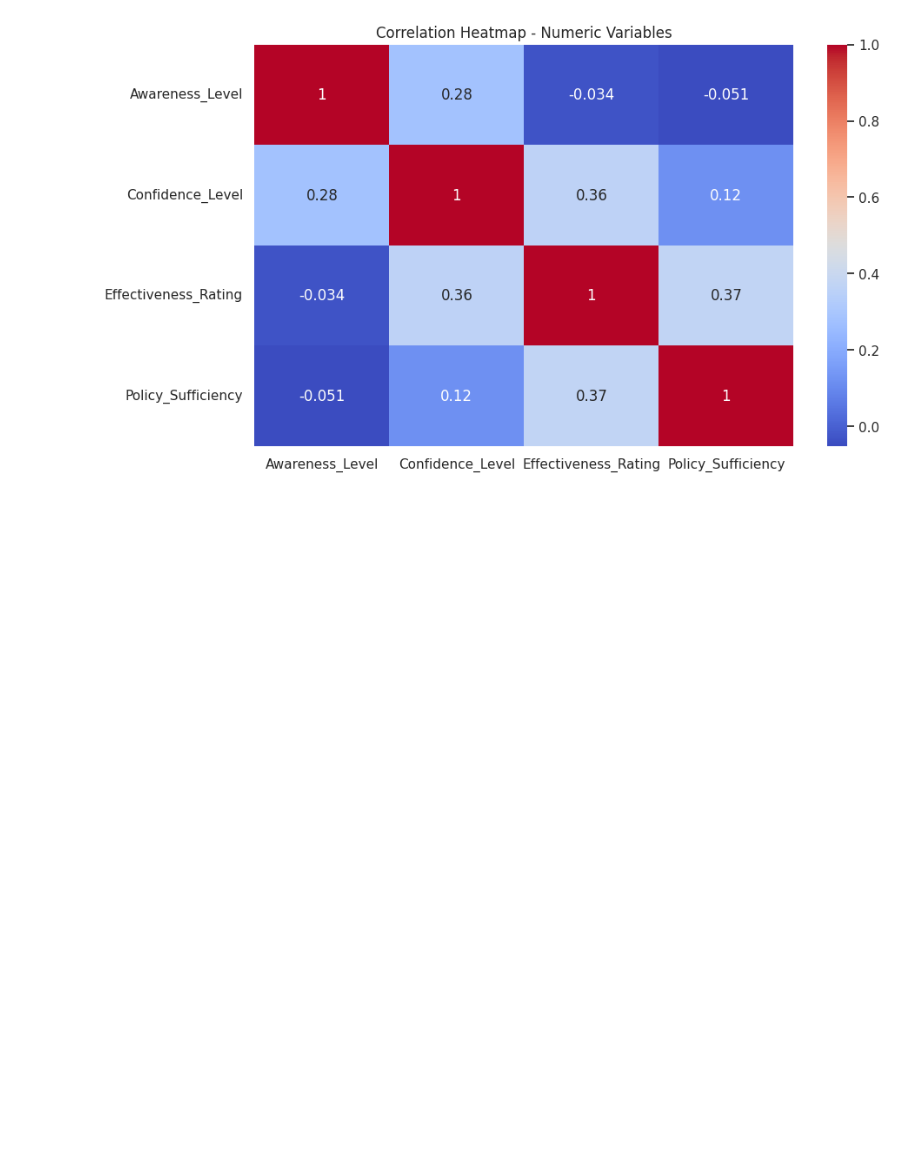
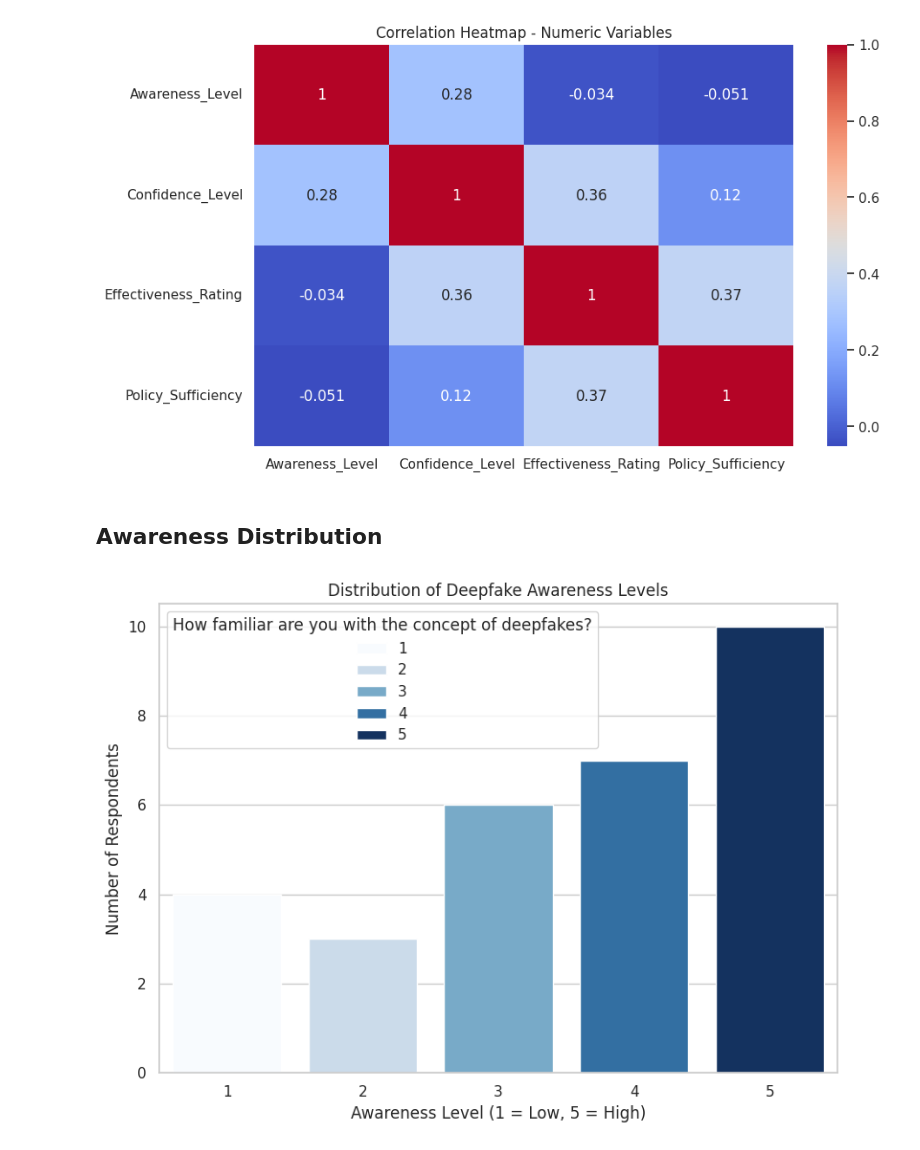
Before and after one commit to nmawulorm/deep-fake-survey, a Jupyter notebook: deep-fake-survey.ipynb, the cells around one changed output. Cells and saved outputs as stored; diff of their text form; code cells hidden in the pictures; blank space fills up the shorter version.

Commit message:
update(deep-fake-survey): Awareness distribution chart

```diff
--- a/deep-fake-survey.ipynb
+++ b/deep-fake-survey.ipynb
@@ -178,3 +178,39 @@ plt.title("Correlation Heatmap - Numeric Variables")
 plt.show()
 # %% [output]
 [figure]
+# %% [markdown]
+## Awareness Distribution
+# %%
+# Import libraries
+import pandas as pd
+import matplotlib.pyplot as plt
+import seaborn as sns
+
+# Load your CSV (update the file path if needed)
+df = pd.read_csv("deep-fake-survey.csv")
+
+# Set plot style
+sns.set(style="whitegrid")
+
+# Create the count plot
+plt.figure(figsize=(8, 6))
+sns.countplot(
+    hue="How familiar are you with the concept of deepfakes?",
+    x="How familiar are you with the concept of deepfakes?",
+    data=df,
+    palette="Blues"
+)
+
+# Label the axes and title
+plt.xlabel("Awareness Level (1 = Low, 5 = High)")
+plt.ylabel("Number of Respondents")
+plt.title("Distribution of Deepfake Awareness Levels")
+
+# Save the figure to file
+plt.tight_layout()
+plt.savefig("awareness_distribution.png", dpi=300)
+
+# Show the plot (optional)
+plt.show()
+# %% [output]
+[figure, added]
```
Also changed, not shown: 1 other file.
